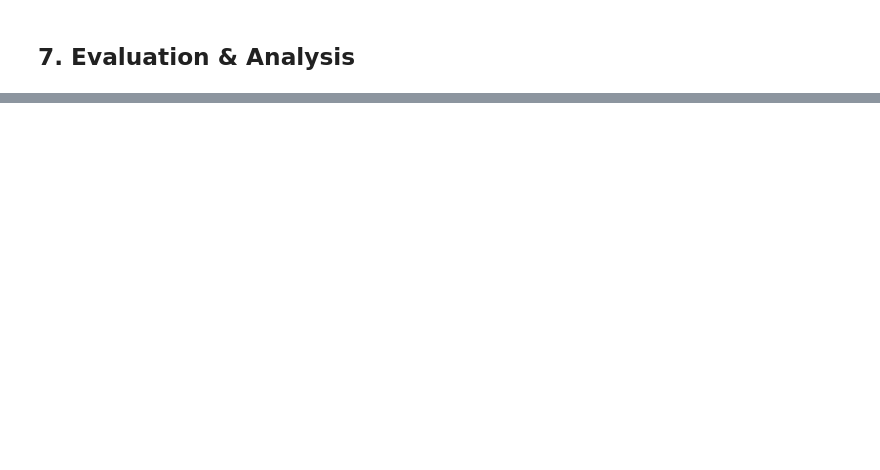
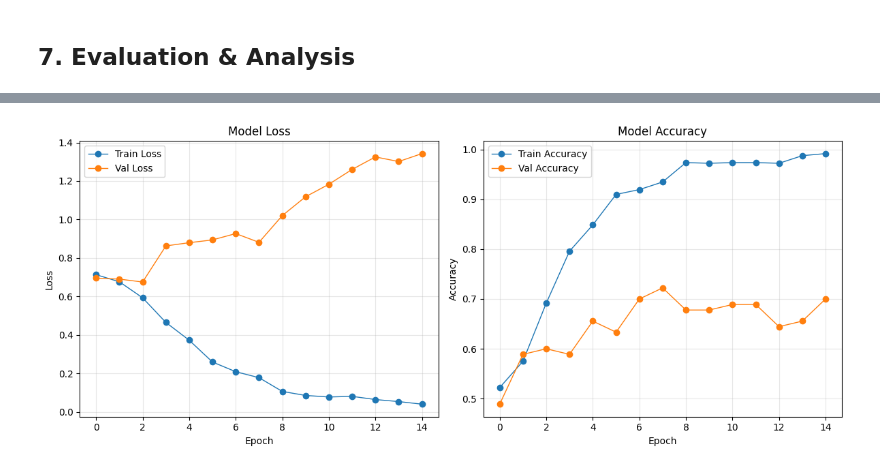
Before and after one commit to Altamish27/Tugas2-RNN-LSTM, a Jupyter notebook: RNN-Klasifikasi/main.ipynb, the cells around one changed output, grey strips where cells are left out. Saved outputs shown, nothing was run; the diff lists cells and outputs as text; code cells hidden in the pictures; blank space fills up the shorter version.

```diff
--- a/RNN-Klasifikasi/main.ipynb
+++ b/RNN-Klasifikasi/main.ipynb
@@ -759,0 +756,36 @@ Precision: 0.6680, Recall: 0.6667, F1: 0.6660
+# %%
+import matplotlib.pyplot as plt
+
+hist = history.history
+acc = hist.get('accuracy') or hist.get('acc')
+val_acc = hist.get('val_accuracy') or hist.get('val_acc')
+loss = hist['loss']
+val_loss = hist['val_loss']
+epochs_range = range(len(loss))
+
+plt.figure(figsize=(12,5))
+
+# subplot kiri: Loss
+plt.subplot(1,2,1)
+plt.plot(epochs_range, loss, label='Train Loss', marker='o', linewidth=1)
+plt.plot(epochs_range, val_loss, label='Val Loss', marker='o', linewidth=1)
+plt.title('Model Loss')
+plt.xlabel('Epoch')
+plt.ylabel('Loss')
+plt.legend()
+plt.grid(alpha=0.3)
+
+# subplot kanan: Accuracy
+plt.subplot(1,2,2)
+plt.plot(epochs_range, acc, label='Train Accuracy', marker='o', linewidth=1)
+plt.plot(epochs_range, val_acc, label='Val Accuracy', marker='o', linewidth=1)
+plt.title('Model Accuracy')
+plt.xlabel('Epoch')
+plt.ylabel('Accuracy')
+plt.legend()
+plt.grid(alpha=0.3)
+
+plt.tight_layout()
+plt.show()
+# %% [output]
+[figure, added]
```
Also changed, not shown: parts of 4 cells of this notebook, 2 other files.
